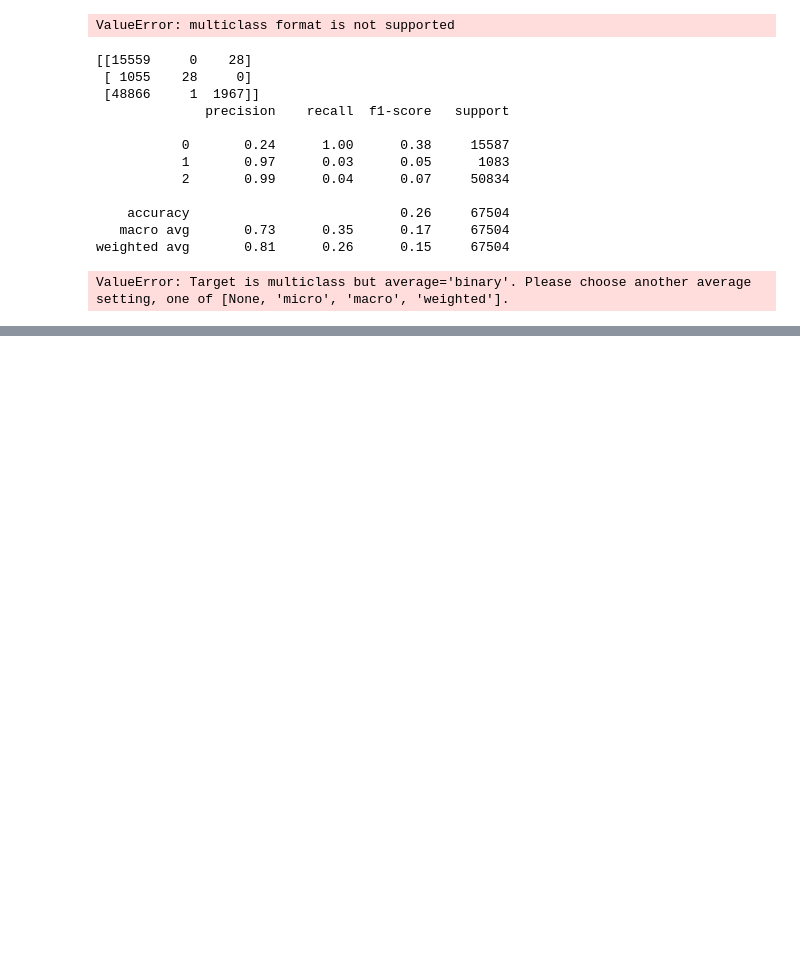
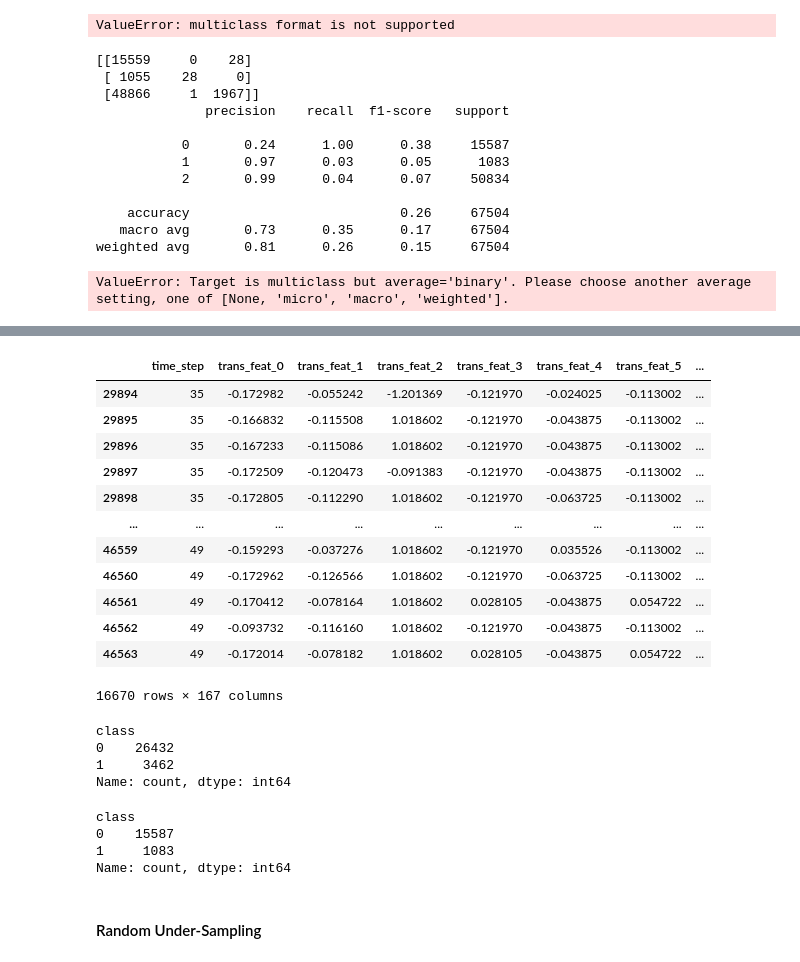
Before and after one commit to kevinsantana/PPCA-UnB-Dissertation, a Jupyter notebook: models/notebooks/efc_v2.ipynb, the cells around one changed output, grey strips where cells are left out. Cells and saved outputs as stored; diff of their text form; code cells hidden in the pictures; blank space fills up the shorter version.

```diff
--- a/models/notebooks/efc_v2.ipynb
+++ b/models/notebooks/efc_v2.ipynb
@@ -308,0 +470,2 @@ y_pred_1
+# %%
+df_test = pd.concat([X_test, y_test], axis=1)
@@ -308,0 +488,32 @@ y_pred_1
+# %%
+df_test
+# %% [output]
+|  | time_step | trans_feat_0 | trans_feat_1 | trans_feat_2 | trans_feat_3 | trans_feat_4 | trans_feat_5 | ... |
+| 29894 | 35 | -0.172982 | -0.055242 | -1.201369 | -0.121970 | -0.024025 | -0.113002 | ... |
+| 29895 | 35 | -0.166832 | -0.115508 | 1.018602 | -0.121970 | -0.043875 | -0.113002 | ... |
+| 29896 | 35 | -0.167233 | -0.115086 | 1.018602 | -0.121970 | -0.043875 | -0.113002 | ... |
+| 29897 | 35 | -0.172509 | -0.120473 | -0.091383 | -0.121970 | -0.043875 | -0.113002 | ... |
+| 29898 | 35 | -0.172805 | -0.112290 | 1.018602 | -0.121970 | -0.063725 | -0.113002 | ... |
+| ... | ... | ... | ... | ... | ... | ... | ... | ... |
+| 46559 | 49 | -0.159293 | -0.037276 | 1.018602 | -0.121970 | 0.035526 | -0.113002 | ... |
+| 46560 | 49 | -0.172962 | -0.126566 | 1.018602 | -0.121970 | -0.063725 | -0.113002 | ... |
+| 46561 | 49 | -0.170412 | -0.078164 | 1.018602 | 0.028105 | -0.043875 | 0.054722 | ... |
+| 46562 | 49 | -0.093732 | -0.116160 | 1.018602 | -0.121970 | -0.043875 | -0.113002 | ... |
+| 46563 | 49 | -0.172014 | -0.078182 | 1.018602 | 0.028105 | -0.043875 | 0.054722 | ... |
+16670 rows × 167 columns
+# %%
+df_train['class'].value_counts()
+# %% [output]
+class
+0    26432
+1     3462
+Name: count, dtype: int64
+# %%
+df_test['class'].value_counts()
+# %% [output]
+class
+0    15587
+1     1083
+Name: count, dtype: int64
+# %% [markdown]
+#### Random Under-Sampling
```
Also changed, not shown: parts of 53 cells of this notebook.
